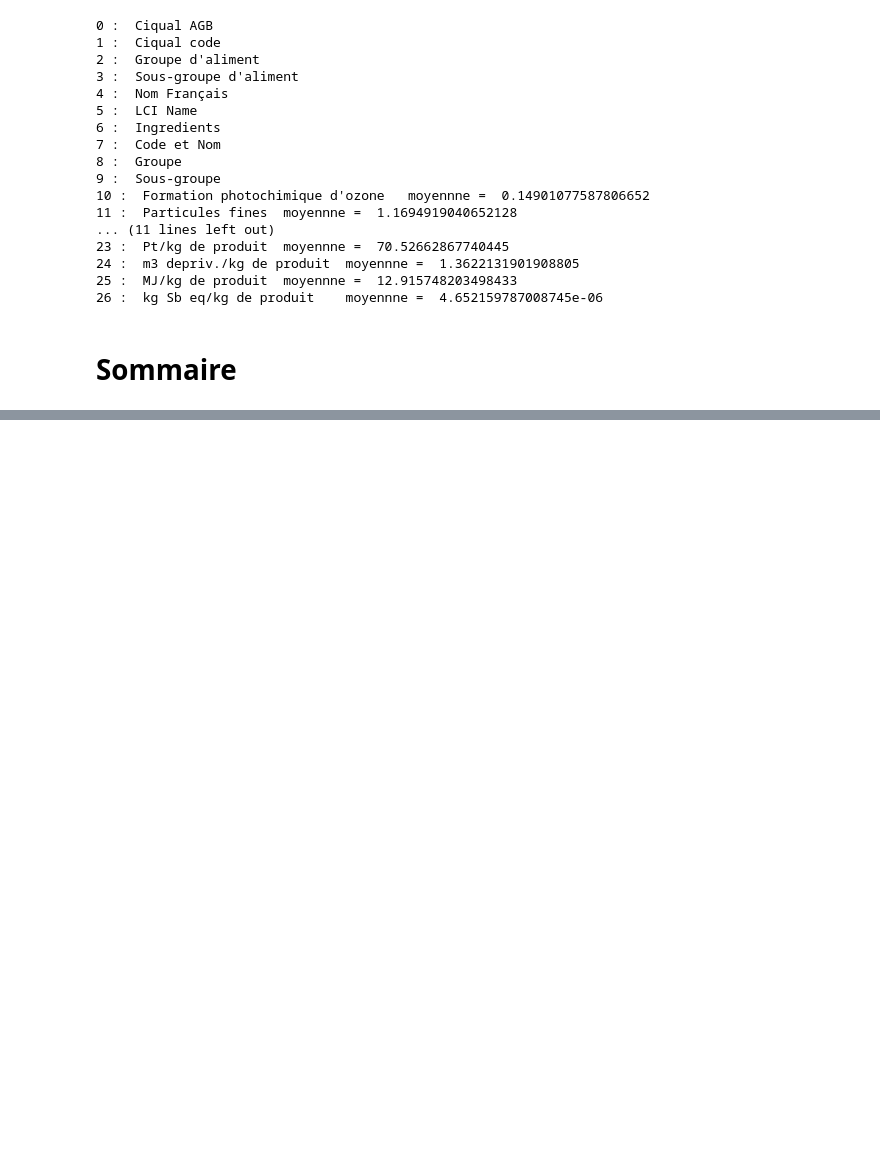
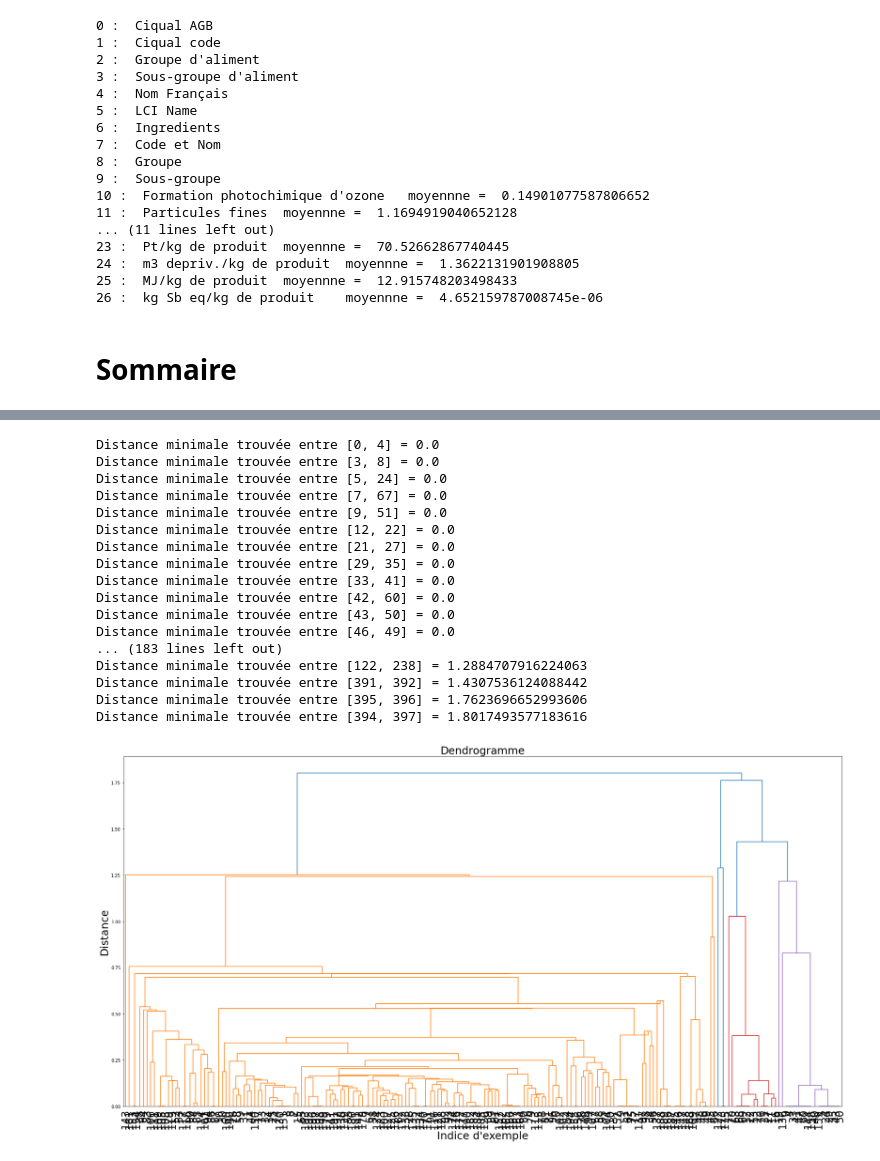
Before and after one commit to celine-yes/TME_DataScience, a Jupyter notebook: projet-2/projet-2.ipynb, the cells around one changed output, grey strips where cells are left out. Drawn from its saved outputs; the diff is of its cells as text; code cells hidden in the pictures; blank space fills up the shorter version.

```diff
--- a/projet-2/projet-2.ipynb
+++ b/projet-2/projet-2.ipynb
@@ -269,0 +466,27 @@ non supervisé : clustering, kmoyenne
+# %%
+data_synthese = pd.read_csv("data/AGRIBALYSE3-synthese.csv", sep=';')
+data_synthese.drop(['Code AGB', 'Code CIQUAL', 'Nom du Produit en Français', 'LCI Name', 'code saison', 'code avion',
+       'Livraison', 'Matériau d\'emballage', 'Groupe d\'aliment', 'Sous-groupe d\'aliment', 'Préparation'], axis=1, inplace = True)
+# %%
+data_synthese = copy.deepcopy(data_synthese[:200])
+clust.normalisation(data_synthese)
+res_centroid = clust.CHA(data_synthese,linkage='centroid',verbose=True,dendrogramme=True)
+# %% [output]
+Distance minimale trouvée entre [0, 4] = 0.0
+Distance minimale trouvée entre [3, 8] = 0.0
+Distance minimale trouvée entre [5, 24] = 0.0
+Distance minimale trouvée entre [7, 67] = 0.0
+Distance minimale trouvée entre [9, 51] = 0.0
+Distance minimale trouvée entre [12, 22] = 0.0
+Distance minimale trouvée entre [21, 27] = 0.0
+Distance minimale trouvée entre [29, 35] = 0.0
+Distance minimale trouvée entre [33, 41] = 0.0
+Distance minimale trouvée entre [42, 60] = 0.0
+Distance minimale trouvée entre [43, 50] = 0.0
+Distance minimale trouvée entre [46, 49] = 0.0
+... (183 lines left out)
+Distance minimale trouvée entre [122, 238] = 1.2884707916224063
+Distance minimale trouvée entre [391, 392] = 1.4307536124088442
+Distance minimale trouvée entre [395, 396] = 1.7623696652993606
+Distance minimale trouvée entre [394, 397] = 1.8017493577183616
+[figure, added]
```
Also changed, not shown: parts of 14 cells of this notebook, 2 other files.
